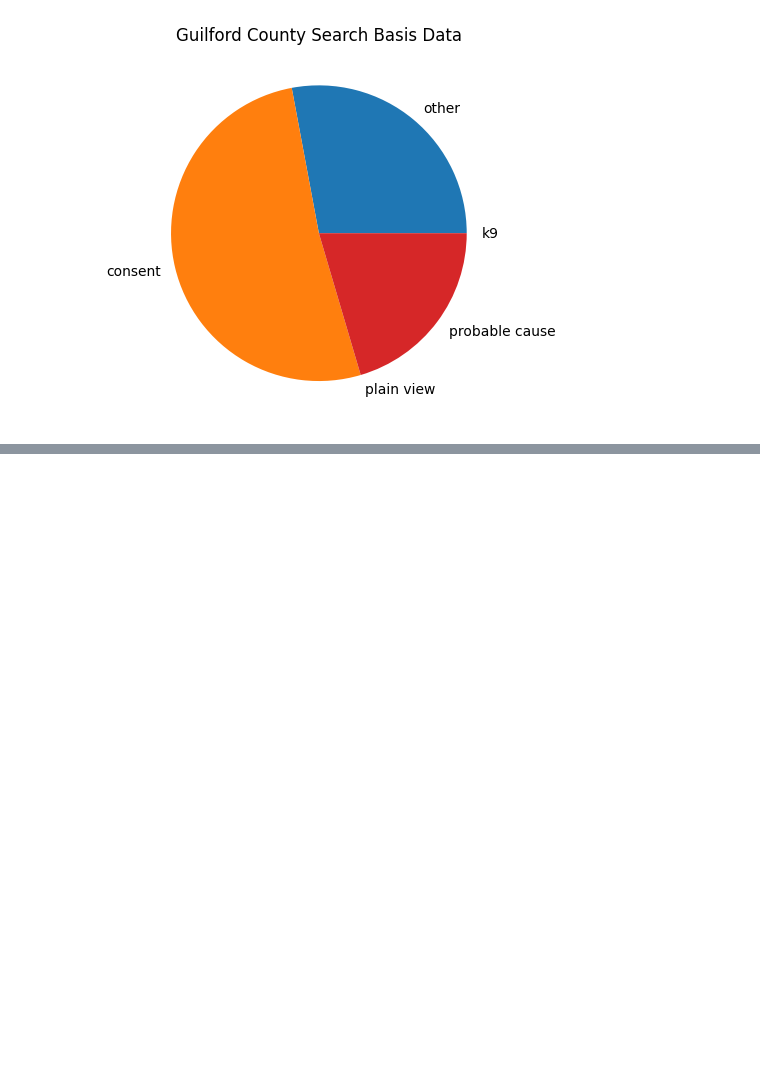
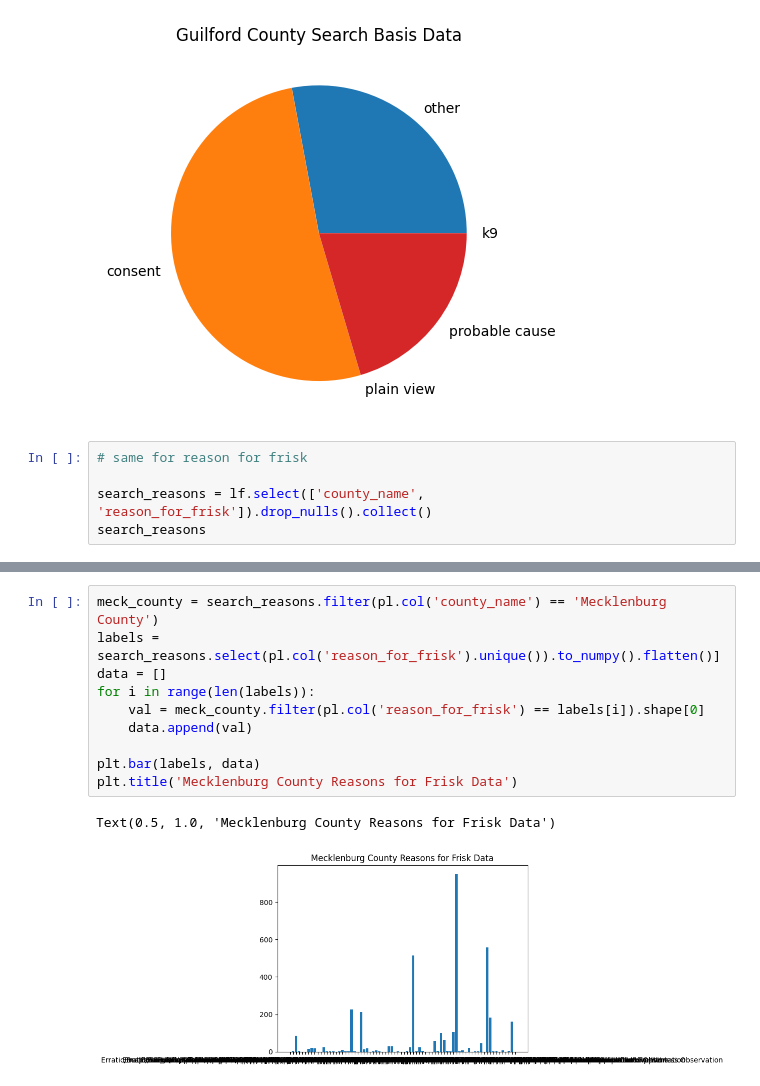
Before and after one commit to ramyap06/stanford-open-policing-data-analysis, a Jupyter notebook: county_analysis.ipynb, the cells around one changed output, grey strips where cells are left out. Cells and saved outputs as stored; diff of their text form; blank space fills up the shorter version.

```diff
--- a/county_analysis.ipynb
+++ b/county_analysis.ipynb
@@ -374,3 +374,8 @@ plt.title('Guilford County Search Basis Data')
 # %% [output]
 Text(0.5, 1.0, 'Guilford County Search Basis Data')
 [figure]
+# %%
+# same for reason for frisk
+
+search_reasons = lf.select(['county_name', 'reason_for_frisk']).drop_nulls().collect()
+search_reasons
@@ -376,0 +397,13 @@ Text(0.5, 1.0, 'Guilford County Search Basis Data')
+# %%
+meck_county = search_reasons.filter(pl.col('county_name') == 'Mecklenburg County')
+labels = search_reasons.select(pl.col('reason_for_frisk').unique()).to_numpy().flatten()]
+data = []
+for i in range(len(labels)):
+    val = meck_county.filter(pl.col('reason_for_frisk') == labels[i]).shape[0]
+    data.append(val)
+
+plt.bar(labels, data)
+plt.title('Mecklenburg County Reasons for Frisk Data')
+# %% [output]
+Text(0.5, 1.0, 'Mecklenburg County Reasons for Frisk Data')
+[figure, added]
```
Also changed, not shown: parts of 11 cells of this notebook.
